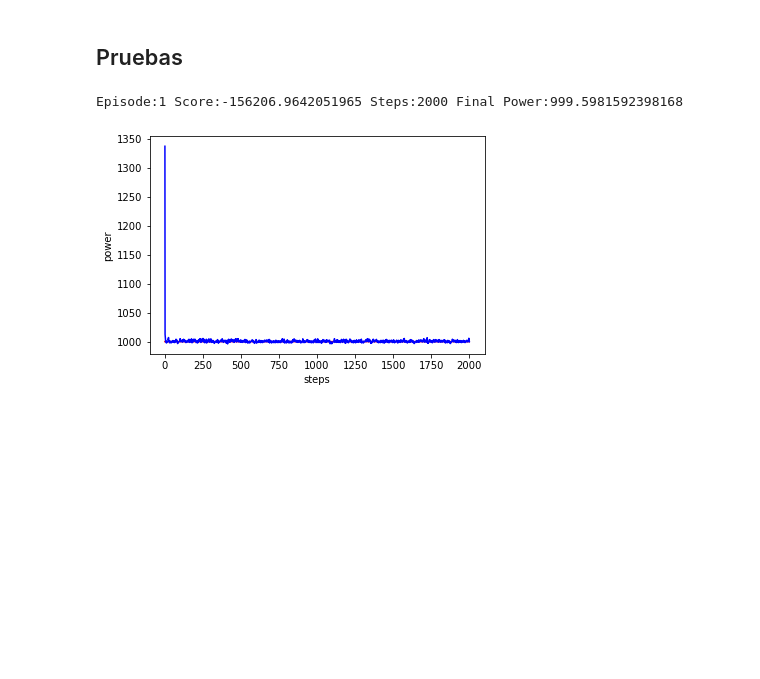
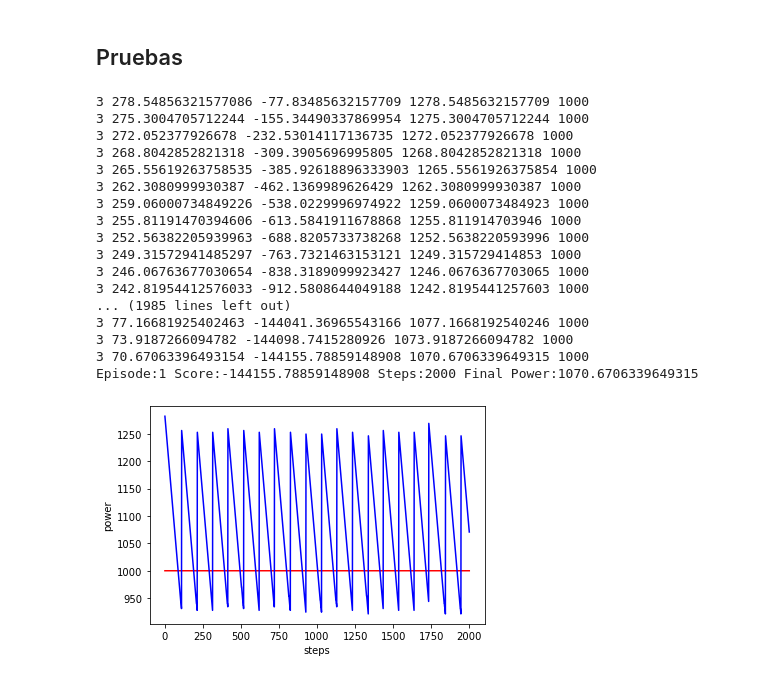
Before and after one commit to Di3go99/Control-de-un-molino-eolico-usando-Aprendizaje-por-refuerzo-profundo, a Jupyter notebook: src/Pruebas.ipynb, the cells around one changed output. Saved outputs shown, nothing was run; the diff lists cells and outputs as text; code cells hidden in the pictures; blank space fills up the shorter version.

```diff
--- a/src/Pruebas.ipynb
+++ b/src/Pruebas.ipynb
@@ -91,16 +91,25 @@ class WindmillEnv(Env):
             self.genPowerEuler += ((0.5*self.wind_density*math.pi*pow(self.radious, 2)*pow(self.wind, 3)
                                     *self.power_eficiency)/5 - self.genPowerEuler/5)*0.5
 
+        if action == 1 or action == 2:
+            action_value = 1
+        elif action == 3 or action == 4:
+            action_value = 2
+        elif action == 5 or action == 6:
+            action_value = 3
+        else:
+            action_value = 0
+
         #Calculates final error
         self.error = abs(powerRefCheck - self.genPowerEuler)
 
         #Calculates reward
         if self.error < last_error:
-            reward = 1 - (self.error/10) + (action/100)
+            reward = 1 - (self.error/10) + (action_value/100)
         if self.error > last_error:
-            reward = -100 - (self.error/10) + (action/100)
+            reward = -100 - (self.error/10) + (action_value/100)
         else:
-            reward = -50 - (self.error/10) + (action/100)
+            reward = -50 - (self.error/10) + (action_value/100)
 
         #Check if the training finished
         if self.training_length <= 0:
@@ -219,32 +228,52 @@ anglesArray = []
 powerRefArray = []
 
 for episode in range(1, episodes+1):
     obs = env.reset()
     done = False
     score = 0
     env.training_lengthMethod = 2000
     initTrainingLenght = env.training_lengthMethod
 
     powerArray.append(env.genPowerEuler)
     anglesArray.append(env.angleMethod)
     powerRefArray.append(env.powerRefMethod)
 
+    env.powerRefMethod = 1000
+
     while not done:
         action = dqn.forward(obs)
         obs, reward, done, info = env.step(action)
         score += reward
+
+        print(action, env.error, score, env.genPowerEulerMethod, env.powerRefMethod)
 
         powerArray.append(env.genPowerEuler)
         anglesArray.append(env.angleMethod)
         powerRefArray.append(env.powerRefMethod)
 
     print('Episode:{} Score:{} Steps:{} Final Power:{}'.format(episode, score, initTrainingLenght - env.training_lengthMethod, env.genPowerEuler))
 
 plt.xlabel("steps")
 plt.ylabel("power")
 plt.plot(powerRefArray, 'r')
 plt.plot(powerArray, 'b')
 plt.show()
 # %% [output]
-Episode:1 Score:-156206.9642051965 Steps:2000 Final Power:999.5981592398168
+3 278.54856321577086 -77.83485632157709 1278.5485632157709 1000
+3 275.3004705712244 -155.34490337869954 1275.3004705712244 1000
+3 272.052377926678 -232.53014117136735 1272.052377926678 1000
+3 268.8042852821318 -309.3905696995805 1268.8042852821318 1000
+3 265.55619263758535 -385.92618896333903 1265.5561926375854 1000
+3 262.3080999930387 -462.1369989626429 1262.3080999930387 1000
+3 259.06000734849226 -538.0229996974922 1259.0600073484923 1000
+3 255.81191470394606 -613.5841911678868 1255.811914703946 1000
+3 252.56382205939963 -688.8205733738268 1252.5638220593996 1000
+3 249.31572941485297 -763.7321463153121 1249.315729414853 1000
+3 246.06763677030654 -838.3189099923427 1246.0676367703065 1000
+3 242.81954412576033 -912.5808644049188 1242.8195441257603 1000
+... (1985 lines left out)
+3 77.16681925402463 -144041.36965543166 1077.1668192540246 1000
+3 73.9187266094782 -144098.7415280926 1073.9187266094782 1000
+3 70.67063396493154 -144155.78859148908 1070.6706339649315 1000
+Episode:1 Score:-144155.78859148908 Steps:2000 Final Power:1070.6706339649315
-[figure, old version]
+[figure, new version]
```
Also changed, not shown: parts of 1 cell of this notebook, 1 other file.
